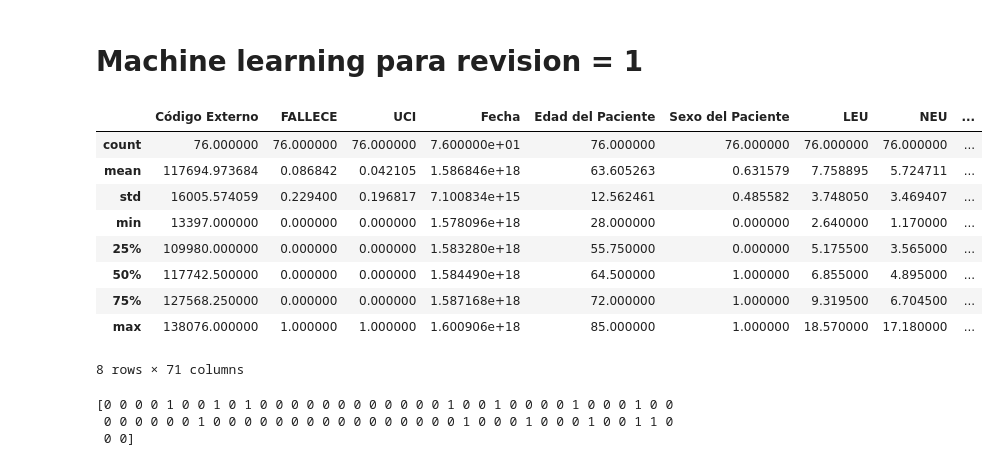
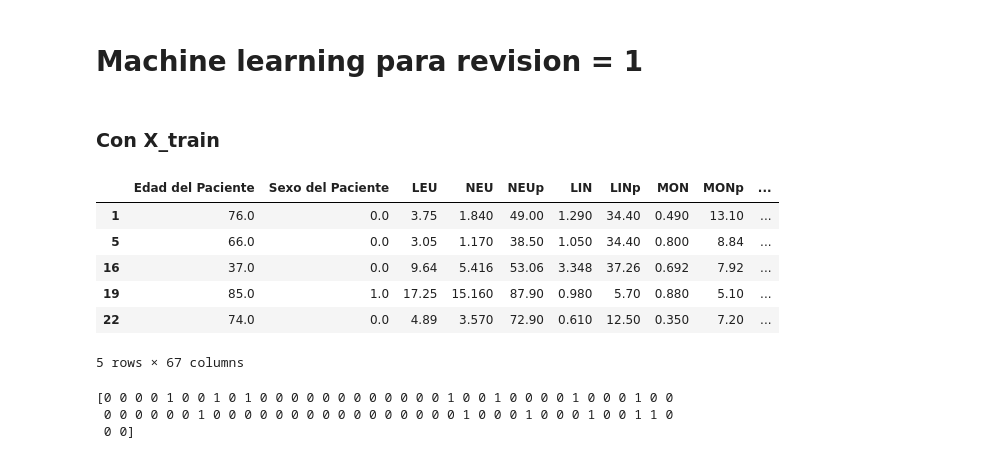
Before and after one commit to jorgealarconlucas/TFG, a Jupyter notebook: Modelos_de_machine_learning.ipynb, the cells around one changed output. Cells and saved outputs as stored; diff of their text form; code cells hidden in the pictures.

```diff
--- a/Modelos_de_machine_learning.ipynb
+++ b/Modelos_de_machine_learning.ipynb
@@ -32,18 +32,17 @@ y_train = pd.Series(y_train) #Lo paso de numpy a pandas.series
 y_test = pd.Series(y_test)
 # %% [markdown]
 # Machine learning para revision = 1
+# %% [markdown]
+### Con X_train
 # %%
 x_train_1 = x_train[x_train['Revision'] == 1]
 
-x_train_1.describe()
+x_train_1.head()
 # %% [output]
-|  | Código Externo | FALLECE | UCI | Fecha | Edad del Paciente | Sexo del Paciente | LEU | NEU | ... |
-| count | 76.000000 | 76.000000 | 76.000000 | 7.600000e+01 | 76.000000 | 76.000000 | 76.000000 | 76.000000 | ... |
-| mean | 117694.973684 | 0.086842 | 0.042105 | 1.586846e+18 | 63.605263 | 0.631579 | 7.758895 | 5.724711 | ... |
-| std | 16005.574059 | 0.229400 | 0.196817 | 7.100834e+15 | 12.562461 | 0.485582 | 3.748050 | 3.469407 | ... |
-| min | 13397.000000 | 0.000000 | 0.000000 | 1.578096e+18 | 28.000000 | 0.000000 | 2.640000 | 1.170000 | ... |
-| 25% | 109980.000000 | 0.000000 | 0.000000 | 1.583280e+18 | 55.750000 | 0.000000 | 5.175500 | 3.565000 | ... |
-| 50% | 117742.500000 | 0.000000 | 0.000000 | 1.584490e+18 | 64.500000 | 1.000000 | 6.855000 | 4.895000 | ... |
-| 75% | 127568.250000 | 0.000000 | 0.000000 | 1.587168e+18 | 72.000000 | 1.000000 | 9.319500 | 6.704500 | ... |
-| max | 138076.000000 | 1.000000 | 1.000000 | 1.600906e+18 | 85.000000 | 1.000000 | 18.570000 | 17.180000 | ... |
+|  | Edad del Paciente | Sexo del Paciente | LEU | NEU | NEUp | LIN | LINp | MON | MONp | ... |
+| 1 | 76.0 | 0.0 | 3.75 | 1.840 | 49.00 | 1.290 | 34.40 | 0.490 | 13.10 | ... |
+| 5 | 66.0 | 0.0 | 3.05 | 1.170 | 38.50 | 1.050 | 34.40 | 0.800 | 8.84 | ... |
+| 16 | 37.0 | 0.0 | 9.64 | 5.416 | 53.06 | 3.348 | 37.26 | 0.692 | 7.92 | ... |
+| 19 | 85.0 | 1.0 | 17.25 | 15.160 | 87.90 | 0.980 | 5.70 | 0.880 | 5.10 | ... |
+| 22 | 74.0 | 0.0 | 4.89 | 3.570 | 72.90 | 0.610 | 12.50 | 0.350 | 7.20 | ... |
-8 rows × 71 columns
+5 rows × 67 columns
```
Also changed, not shown: parts of 9 cells of this notebook.
